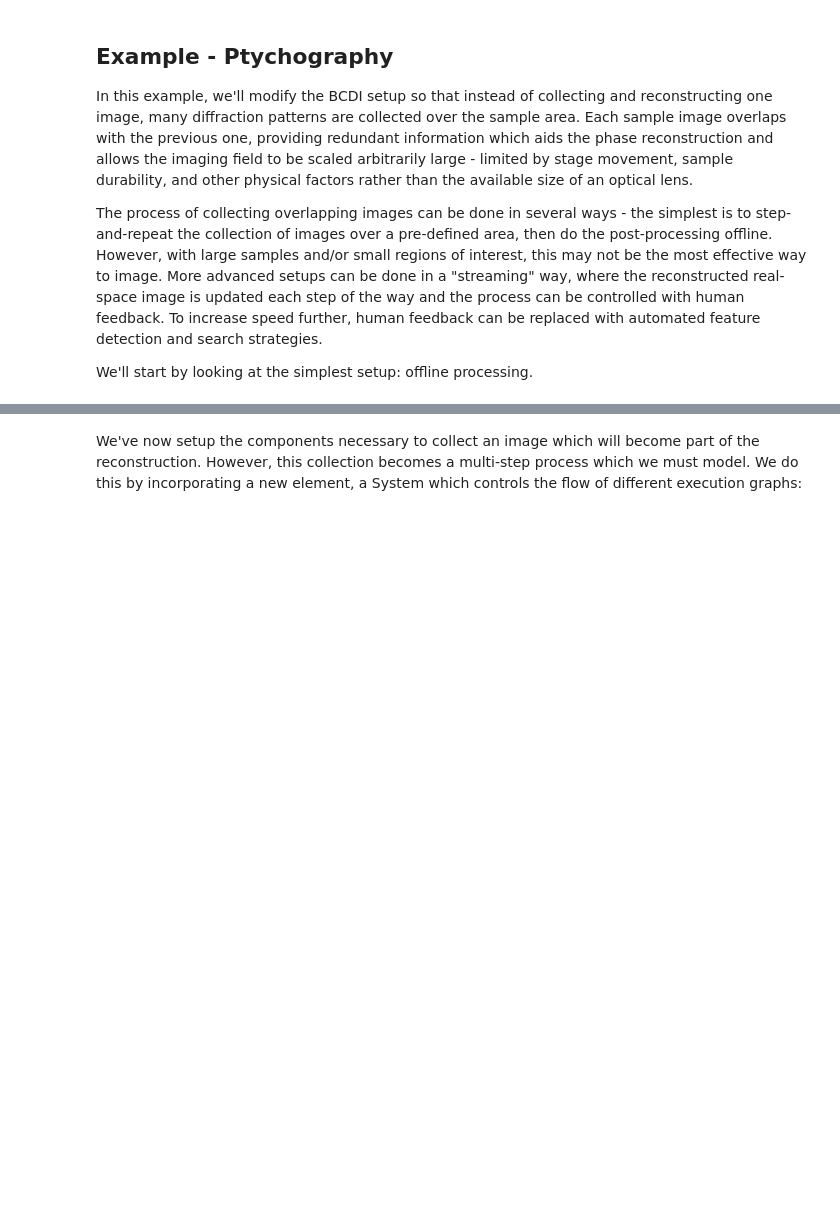
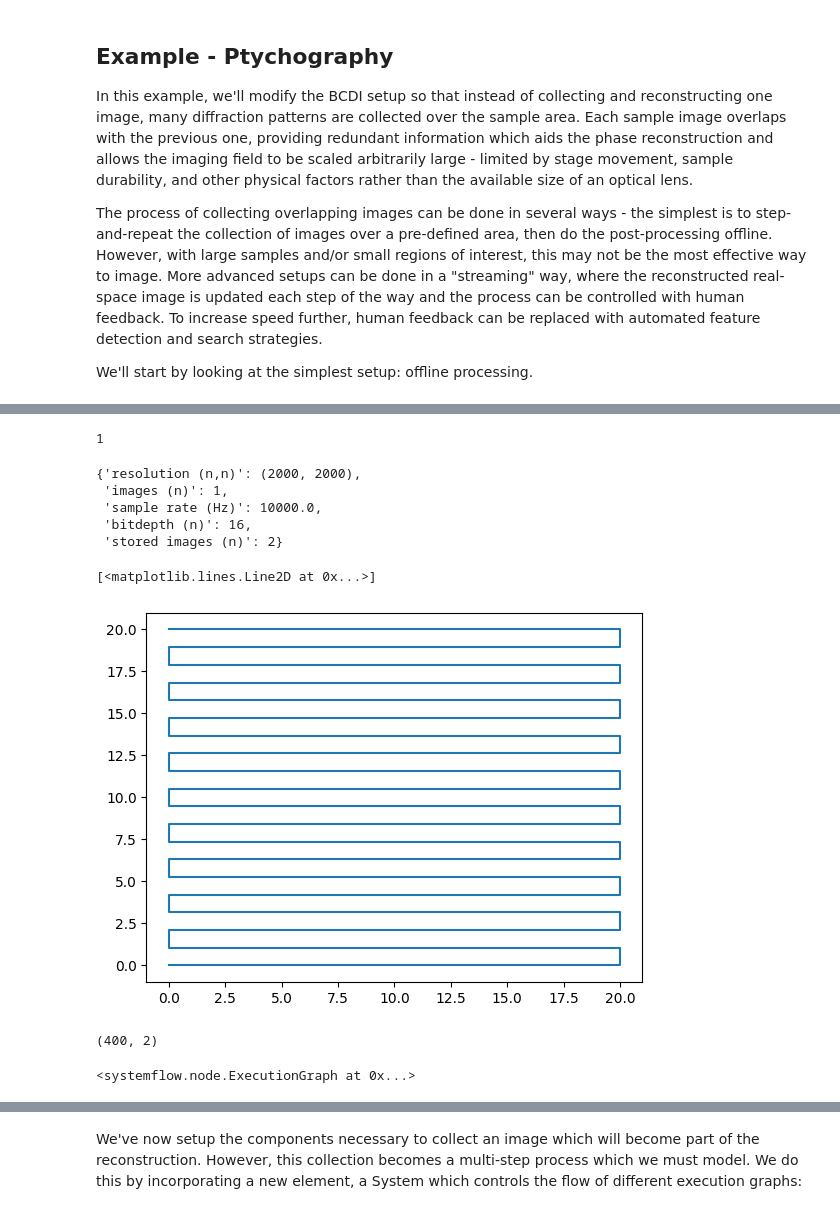
Before and after one commit to wilkieolin/system_flow, a Jupyter notebook: XRS/ptychography.ipynb, the cells around one changed output, grey strips where cells are left out. Cells and saved outputs as stored; diff of their text form; code cells hidden in the pictures; blank space fills up the shorter version.

Commit message:
revising system definition

```diff
--- a/XRS/ptychography.ipynb
+++ b/XRS/ptychography.ipynb
@@ -163,0 +130,4 @@ AssertionError: Phase reconstruction transform's properties not found in incomin
+# %%
+sampling_exg_2a.nodes[0].parameters["stored images (n)"]
+# %% [output]
+1
@@ -163,0 +136,52 @@ AssertionError: Phase reconstruction transform's properties not found in incomin
+# %%
+sampling_exg_3.get_output_msg().properties
+# %% [output]
+{'resolution (n,n)': (2000, 2000),
+ 'images (n)': 1,
+ 'sample rate (Hz)': 10000.0,
+ 'bitdepth (n)': 16,
+ 'stored images (n)': 2}
+# %%
+def serpentine_points(rect_limits, n_steps):
+    """
+    Generate a list of (x, y) points in a serpentine pattern over a rectangle.
+
+    Parameters:
+        rect_limits (tuple): (limit_x, limit_y) - dimensions of the rectangle.
+        n_steps (tuple): (n_x, n_y) - number of steps in x and y directions.
+
+    Returns:
+        points (list): List of (x, y) tuples following the serpentine curve.
+    """
+    limit_x, limit_y = rect_limits
+    n_x, n_y = n_steps
+
+    x_vals = np.linspace(0, limit_x, n_x)
+    y_vals = np.linspace(0, limit_y, n_y)
+
+    points = []
+    for j, y in enumerate(y_vals):
+        if j % 2 == 0:
+            # left to right
+            for x in x_vals:
+                points.append((x, y))
+        else:
+            # right to left
+            for x in reversed(x_vals):
+                points.append((x, y))
+    return np.array(points)
+# %%
+pts = serpentine_points((20.0, 20.0), (20, 20))
+# %%
+plt.plot(pts[:,0], pts[:,1])
+# %% [output]
+[<matplotlib.lines.Line2D at 0x...>]
+[figure, added]
+# %%
+pts.shape
+# %% [output]
+(400, 2)
+# %%
+sampling_exg
+# %% [output]
+<systemflow.node.ExecutionGraph at 0x...>
```
Also changed, not shown: parts of 53 cells of this notebook, 6 other files.
